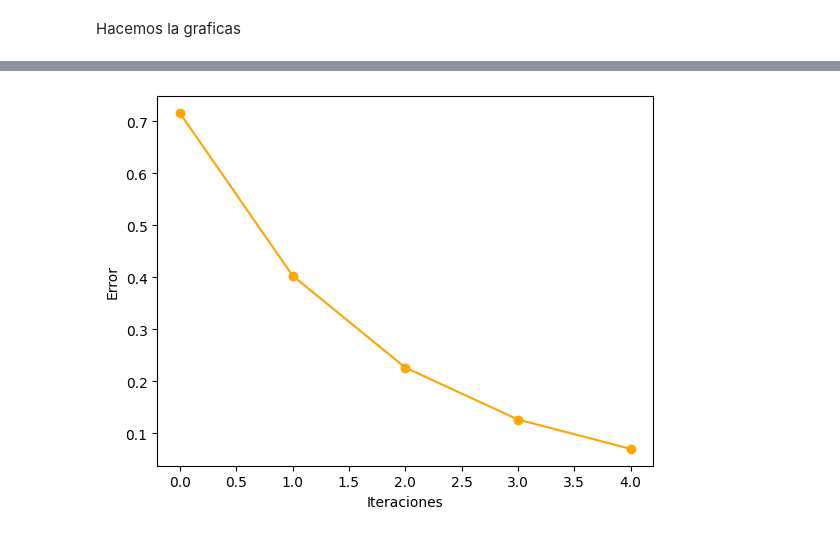
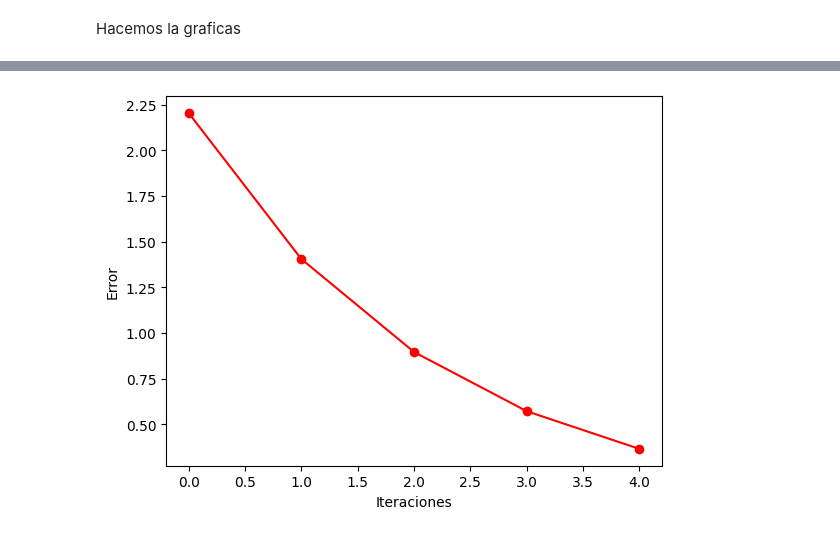
Before and after one commit to Jafet5757/AprendizajeMaquina, a Jupyter notebook: BGD/BGD_mono.ipynb, the cells around one changed output, grey strips where cells are left out. Saved outputs shown, nothing was run; the diff lists cells and outputs as text; code cells hidden in the pictures.

```diff
--- a/BGD/BGD_mono.ipynb
+++ b/BGD/BGD_mono.ipynb
@@ -2,18 +2,51 @@
 import pandas as pd
 import numpy as np
 import matplotlib.pyplot as plt
+import random
+
+def split(x, y, train_size):
+    indexes = [i for i in range(len(x[0]))]
+    random.shuffle(indexes)
+
+    train_size = round(len(x[0])*train_size)
+
+    x=np.array(x)
+    y = np.array(y)
+
+    x_train = []
+    x_test = []
+
+    for feature in x:
+        x_train.append(feature[indexes[:train_size]])
+        x_test.append(feature[indexes[train_size:]])
+    x_train, x_test = np.array(x_train), np.array(x_test)
+
+    y_train = y[indexes[:train_size]]
+    y_test = y[indexes[train_size:]]
+
+    return x_train, x_test, y_train, y_test
 
 # leemos el archivo casas.csv
 df = pd.read_csv('casas.csv')
 
-# hacemos shuffle de los datos
+""" # hacemos shuffle de los datos
 df = df.sample(frac=1, random_state=0)
 
 # tomamos el 70% de los datos para entrenamiento
 train = df[:int(len(df)*0.7)]
 
 # tomamos el 30% de los datos para validación
-test = df[int(len(df)*0.7):]
+test = df[int(len(df)*0.7):] """
+
+X = np.array(df['Terreno (m2)'])
+Y = np.array(df['Precio (MDP)'])
+
+random.seed(0)
+
+X_train, X_test, Y_train, Y_test = split([X, ], Y, 0.7)
+
+train = pd.DataFrame({'Terreno (m2)': X_train[0], 'Precio (MDP)': Y_train})
+test = pd.DataFrame({'Terreno (m2)': X_test[0], 'Precio (MDP)': Y_test})
 
 print('train:', (train))
 print('test:', (test))
@@ -34,7 +67,7 @@ test:    Terreno (m2)  Precio (MDP)
 Creamos el algoritmo de BGD
 # %%
 w = 0
-alpha = 0.0000001
+alpha = 0.00000007
 y = lambda x: w * x # función de regresión lineal
 y_pred = [] # predicciones
 ws = [] # pesos
@@ -52,7 +85,7 @@ for i in range(5):
     # calculamos una predicción
     y_pred.append(y(x_real_test))
     # calculamos el error de estimación
-    error.append(np.mean(abs(y(x_real_test) - y_real_test)))
+    error.append(np.sum(abs(y(x_real_test) - y_real_test)))
     # guardamos el peso
     ws.append(w)
 
@@ -101,8 +135,8 @@ plt.show()
 # %%
 # Graficamos los puntos del error
-plt.plot(range(len(error)), error, 'o-', color='orange')
+plt.plot(range(len(error)), error, 'o-', color='red')
 plt.xlabel('Iteraciones')
 plt.ylabel('Error')
 plt.show()
 # %% [output]
-[figure, old version]
+[figure, new version]
```
Also changed, not shown: parts of 3 cells of this notebook, 1 other file.
